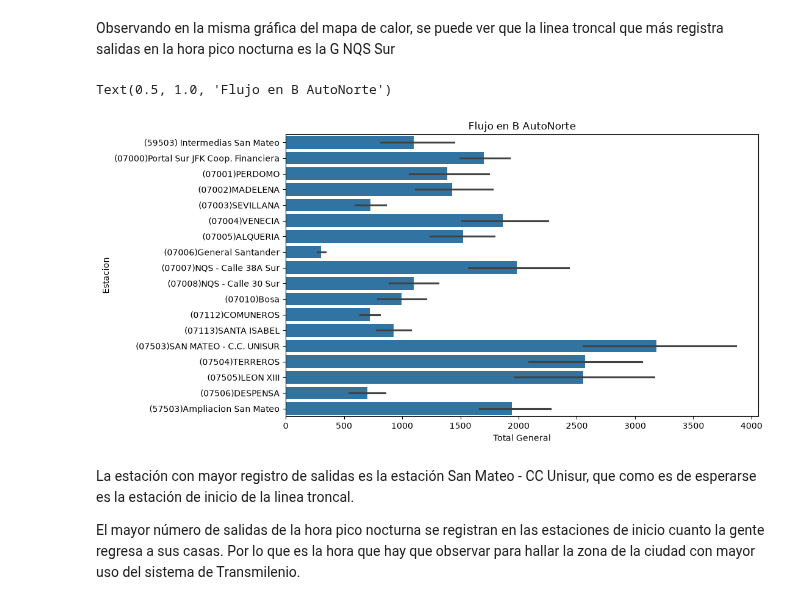
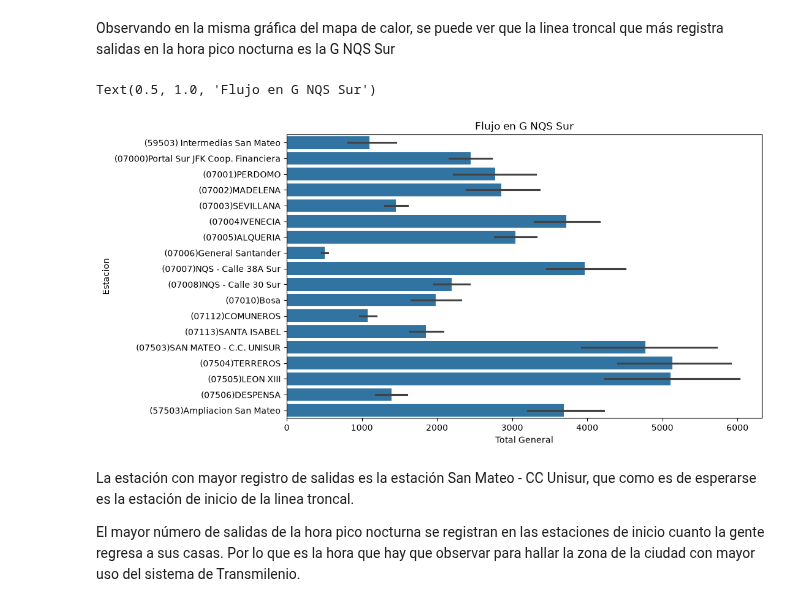
Before and after one commit to 10Nick01/Mineria, a Jupyter notebook: Tareas/Parcial1/codigo.ipynb, the cells around one changed output. Saved outputs shown, nothing was run; the diff lists cells and outputs as text; code cells hidden in the pictures.

```diff
--- a/Tareas/Parcial1/codigo.ipynb
+++ b/Tareas/Parcial1/codigo.ipynb
@@ -330,0 +378,3 @@ Length: 13, dtype: str
+# %%
+df1_clean = df1_clean[~df1_clean['Acceso_Estacion'].str.contains('discap', case=False, na=False)]
+df1_clean['Acceso_Estacion'].unique()
@@ -738,13 +826,13 @@ Observando en la misma gráfica del mapa de calor, se puede ver que la linea tro
 # %%
 plt.figure(figsize=(10, 6))
 
 sns.barplot(data=df1c[df1c['Linea'] == '(30)Zona G NQS Sur'], y="Estacion", x="total_general")
 
 plt.xlabel("Total General")
-plt.title("Flujo en B AutoNorte")
+plt.title("Flujo en G NQS Sur")
 # %% [output]
-Text(0.5, 1.0, 'Flujo en B AutoNorte')
+Text(0.5, 1.0, 'Flujo en G NQS Sur')
-[figure, old version]
+[figure, new version]
 # %% [markdown]
 La estación con mayor registro de salidas es la estación San Mateo - CC Unisur, que como es de esperarse es la estación de inicio de la linea troncal.
 
```
Also changed, not shown: parts of 37 cells of this notebook.
